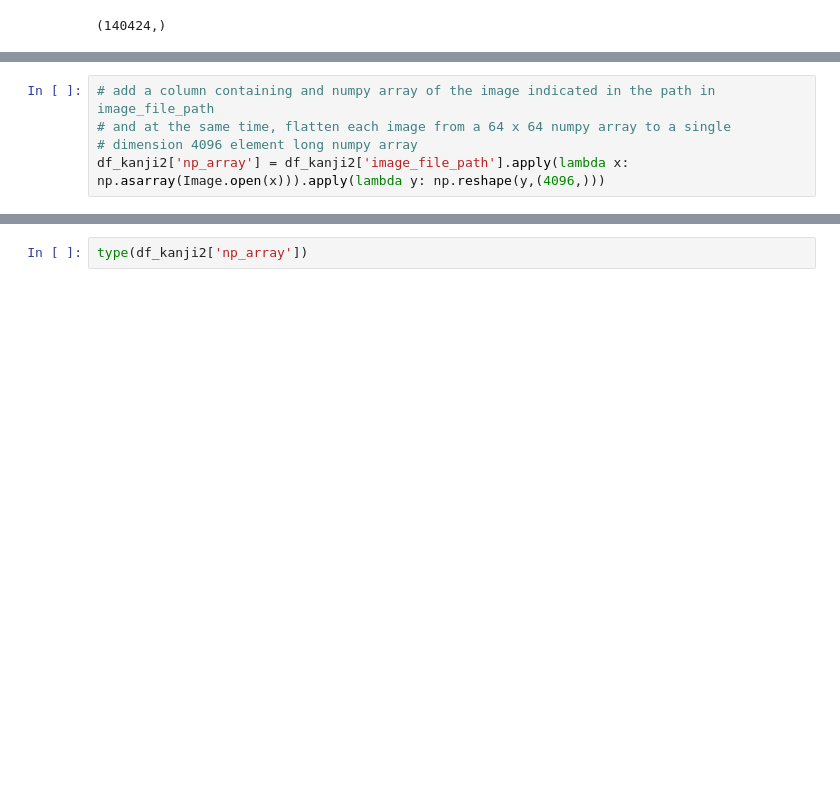
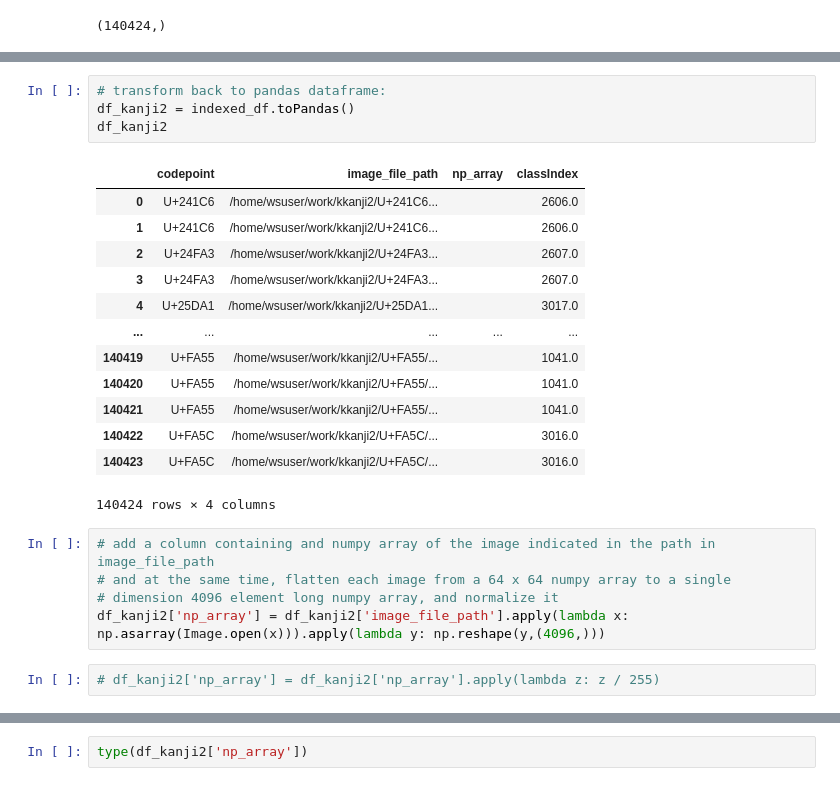
Before and after one commit to franklinhurst/AdvancedDataScience, a Jupyter notebook: Kuzushiji.etl.ipynb, the cells around one changed output, grey strips where cells are left out. Cells and saved outputs as stored; diff of their text form; blank space fills up the shorter version.

```diff
--- a/Kuzushiji.etl.ipynb
+++ b/Kuzushiji.etl.ipynb
@@ -684,8 +726,28 @@ df_kanji2['np_array'].shape
+# %%
+# transform back to pandas dataframe:
+df_kanji2 = indexed_df.toPandas()
+df_kanji2
+# %% [output]
+|  | codepoint | image_file_path | np_array | classIndex |
+| 0 | U+241C6 | /home/wsuser/work/kkanji2/U+241C6... |  | 2606.0 |
+| 1 | U+241C6 | /home/wsuser/work/kkanji2/U+241C6... |  | 2606.0 |
+| 2 | U+24FA3 | /home/wsuser/work/kkanji2/U+24FA3... |  | 2607.0 |
+| 3 | U+24FA3 | /home/wsuser/work/kkanji2/U+24FA3... |  | 2607.0 |
+| 4 | U+25DA1 | /home/wsuser/work/kkanji2/U+25DA1... |  | 3017.0 |
+| ... | ... | ... | ... | ... |
+| 140419 | U+FA55 | /home/wsuser/work/kkanji2/U+FA55/... |  | 1041.0 |
+| 140420 | U+FA55 | /home/wsuser/work/kkanji2/U+FA55/... |  | 1041.0 |
+| 140421 | U+FA55 | /home/wsuser/work/kkanji2/U+FA55/... |  | 1041.0 |
+| 140422 | U+FA5C | /home/wsuser/work/kkanji2/U+FA5C/... |  | 3016.0 |
+| 140423 | U+FA5C | /home/wsuser/work/kkanji2/U+FA5C/... |  | 3016.0 |
+140424 rows × 4 columns
 # %%
 # add a column containing and numpy array of the image indicated in the path in image_file_path
 # and at the same time, flatten each image from a 64 x 64 numpy array to a single
-# dimension 4096 element long numpy array
+# dimension 4096 element long numpy array, and normalize it
 df_kanji2['np_array'] = df_kanji2['image_file_path'].apply(lambda x: np.asarray(Image.open(x))).apply(lambda y: np.reshape(y,(4096,)))
+# %%
+# df_kanji2['np_array'] = df_kanji2['np_array'].apply(lambda z: z / 255)
 # %%
 df_kanji2
 # %% [output]
```
Also changed, not shown: parts of 14 cells of this notebook.
